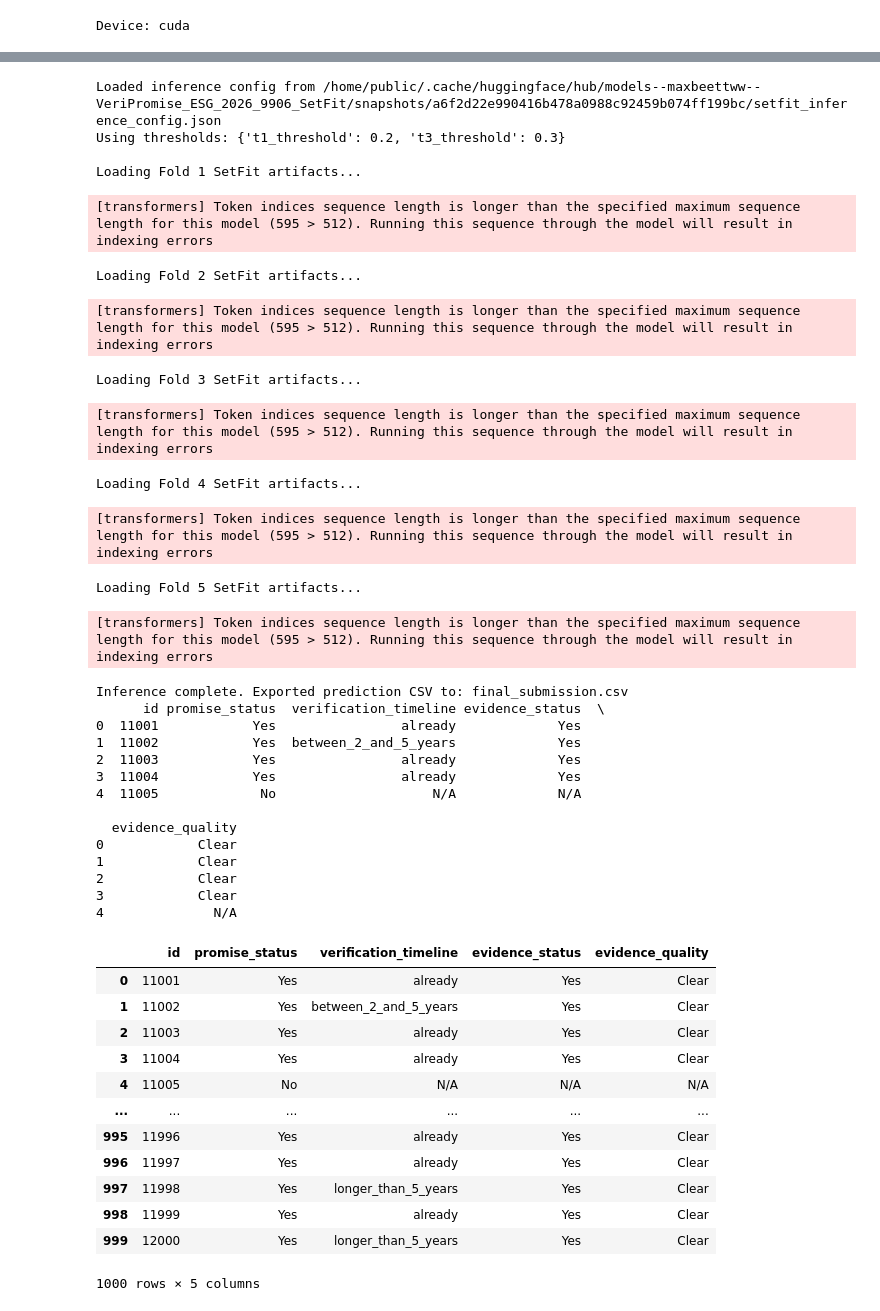
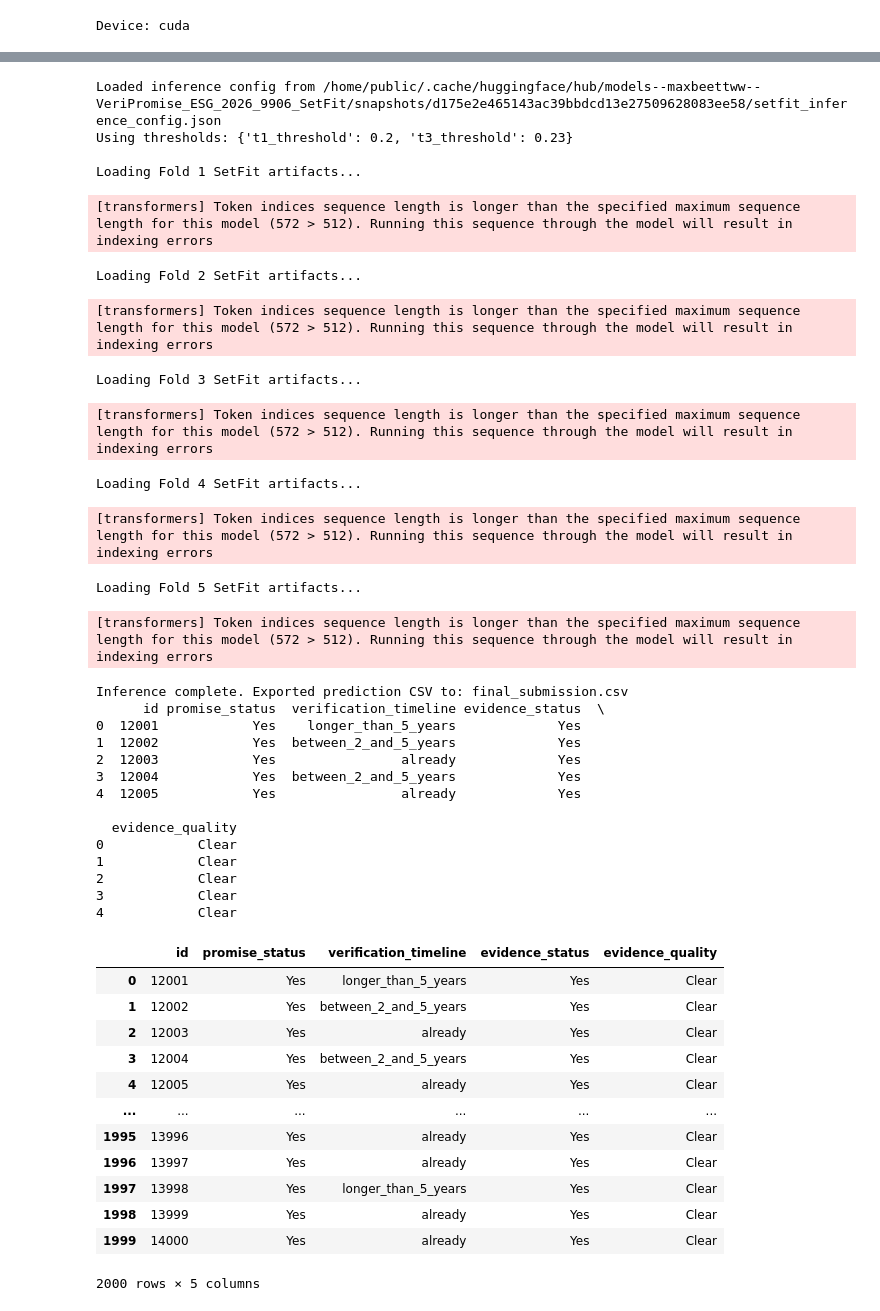
Before and after one commit to Heng1222/VeriPromiseESG_2026_TEAM_9906, a Jupyter notebook: app/model/model_setfit_inference.ipynb, the cells around one changed output, grey strips where cells are left out. Saved outputs shown, nothing was run; the diff lists cells and outputs as text; code cells hidden in the pictures.

```diff
--- a/app/model/model_setfit_inference.ipynb
+++ b/app/model/model_setfit_inference.ipynb
@@ -132,9 +132,9 @@ def truncate_text_by_tokens(text, tokenizer, max_seq_length=MAX_SEQ_LENGTH, head
 
 
 def build_base_text(row, tokenizer=None):
-    esg_text = process_esg_type(row.get(ESG_COLUMN, ""))
+    # esg_text = process_esg_type(row.get(ESG_COLUMN, ""))
     raw_text = str(row.get(TEXT_COLUMN, ""))
-    full_text = f"ESG類型：{esg_text}。文本：{raw_text}"
+    full_text = f"文本：{raw_text}"
     if tokenizer is not None:
         full_text = truncate_text_by_tokens(full_text, tokenizer)
     return full_text
@@ -145,7 +145,7 @@ def build_task_text(task_key, row, tokenizer=None):
 
 
 def validate_test_csv(df):
-    required = [ID_COLUMN, TEXT_COLUMN, ESG_COLUMN]
+    required = [ID_COLUMN, TEXT_COLUMN]
     missing = [col for col in required if col not in df.columns]
     if missing:
         raise ValueError(f"Test CSV missing required columns: {missing}")
@@ -408,56 +408,56 @@ def ensemble_inference_and_export(repo_id, test_csv_path, output_csv_path="final
 # %%
 # ==========================================
 # 5. Run inference
 # ==========================================
 # Local/Colab artifacts generated by model_setfit.ipynb:
-test_url = f"../data/ori_data/vpesg4k_val_1000.csv"
+test_url = f"../data/ori_data/vpesg4k_test_2000.csv"
 # ensemble_inference_and_export(DEFAULT_REPO_ID, test_url, "final_submission.csv", model_dir=SETFIT_MODEL_DIR)
 
 # If your SetFit artifacts are uploaded to Hugging Face Hub, use:
 ensemble_inference_and_export("maxbeettww/VeriPromise_ESG_2026_9906_SetFit", test_url, "final_submission.csv")
 
 # If your real test file is uploaded to Colab, use for example:
 # ensemble_inference_and_export(DEFAULT_REPO_ID, "/content/test.csv", "final_submission.csv", model_dir=SETFIT_MODEL_DIR)
 # %% [output]
 Starting SetFit 5-fold soft-voting inference...
 Downloading SetFit artifacts from Hub repo: maxbeettww/VeriPromise_ESG_2026_9906_SetFit
-Loaded inference config from /home/public/.cache/huggingface/hub/models--maxbeettww--VeriPromise_ESG_2026_9906_SetFit/snapshots/a6f2d22e990416b478a0988c92459b074ff199bc/setfit_inference_config.json
-Using thresholds: {'t1_threshold': 0.2, 't3_threshold': 0.3}
+Loaded inference config from /home/public/.cache/huggingface/hub/models--maxbeettww--VeriPromise_ESG_2026_9906_SetFit/snapshots/d175e2e465143ac39bbdcd13e27509628083ee58/setfit_inference_config.json
+Using thresholds: {'t1_threshold': 0.2, 't3_threshold': 0.23}
 
 Loading Fold 1 SetFit artifacts...
-[transformers] Token indices sequence length is longer than the specified maximum sequence length for this model (595 > 512). Running this sequence through the model will result in indexing errors
+[transformers] Token indices sequence length is longer than the specified maximum sequence length for this model (572 > 512). Running this sequence through the model will result in indexing errors
 Loading Fold 2 SetFit artifacts...
-[transformers] Token indices sequence length is longer than the specified maximum sequence length for this model (595 > 512). Running this sequence through the model will result in indexing errors
+[transformers] Token indices sequence length is longer than the specified maximum sequence length for this model (572 > 512). Running this sequence through the model will result in indexing errors
 Loading Fold 3 SetFit artifacts...
-[transformers] Token indices sequence length is longer than the specified maximum sequence length for this model (595 > 512). Running this sequence through the model will result in indexing errors
+[transformers] Token indices sequence length is longer than the specified maximum sequence length for this model (572 > 512). Running this sequence through the model will result in indexing errors
 Loading Fold 4 SetFit artifacts...
-[transformers] Token indices sequence length is longer than the specified maximum sequence length for this model (595 > 512). Running this sequence through the model will result in indexing errors
+[transformers] Token indices sequence length is longer than the specified maximum sequence length for this model (572 > 512). Running this sequence through the model will result in indexing errors
 Loading Fold 5 SetFit artifacts...
-[transformers] Token indices sequence length is longer than the specified maximum sequence length for this model (595 > 512). Running this sequence through the model will result in indexing errors
+[transformers] Token indices sequence length is longer than the specified maximum sequence length for this model (572 > 512). Running this sequence through the model will result in indexing errors
 Inference complete. Exported prediction CSV to: final_submission.csv
       id promise_status  verification_timeline evidence_status  \
-0  11001            Yes                already             Yes
-1  11002            Yes  between_2_and_5_years             Yes
-2  11003            Yes                already             Yes
-3  11004            Yes                already             Yes
-4  11005             No                    N/A             N/A
+0  12001            Yes    longer_than_5_years             Yes
+1  12002            Yes  between_2_and_5_years             Yes
+2  12003            Yes                already             Yes
+3  12004            Yes  between_2_and_5_years             Yes
+4  12005            Yes                already             Yes
 
   evidence_quality
 0            Clear
 1            Clear
 2            Clear
 3            Clear
-4              N/A
+4            Clear
 |  | id | promise_status | verification_timeline | evidence_status | evidence_quality |
-| 0 | 11001 | Yes | already | Yes | Clear |
-| 1 | 11002 | Yes | between_2_and_5_years | Yes | Clear |
-| 2 | 11003 | Yes | already | Yes | Clear |
-| 3 | 11004 | Yes | already | Yes | Clear |
-| 4 | 11005 | No | N/A | N/A | N/A |
+| 0 | 12001 | Yes | longer_than_5_years | Yes | Clear |
+| 1 | 12002 | Yes | between_2_and_5_years | Yes | Clear |
+| 2 | 12003 | Yes | already | Yes | Clear |
+| 3 | 12004 | Yes | between_2_and_5_years | Yes | Clear |
+| 4 | 12005 | Yes | already | Yes | Clear |
 | ... | ... | ... | ... | ... | ... |
-| 995 | 11996 | Yes | already | Yes | Clear |
-| 996 | 11997 | Yes | already | Yes | Clear |
-| 997 | 11998 | Yes | longer_than_5_years | Yes | Clear |
-| 998 | 11999 | Yes | already | Yes | Clear |
-| 999 | 12000 | Yes | longer_than_5_years | Yes | Clear |
+| 1995 | 13996 | Yes | already | Yes | Clear |
+| 1996 | 13997 | Yes | already | Yes | Clear |
+| 1997 | 13998 | Yes | longer_than_5_years | Yes | Clear |
+| 1998 | 13999 | Yes | already | Yes | Clear |
+| 1999 | 14000 | Yes | already | Yes | Clear |
-1000 rows × 5 columns
+2000 rows × 5 columns
```
Also changed, not shown: 1 other file.
